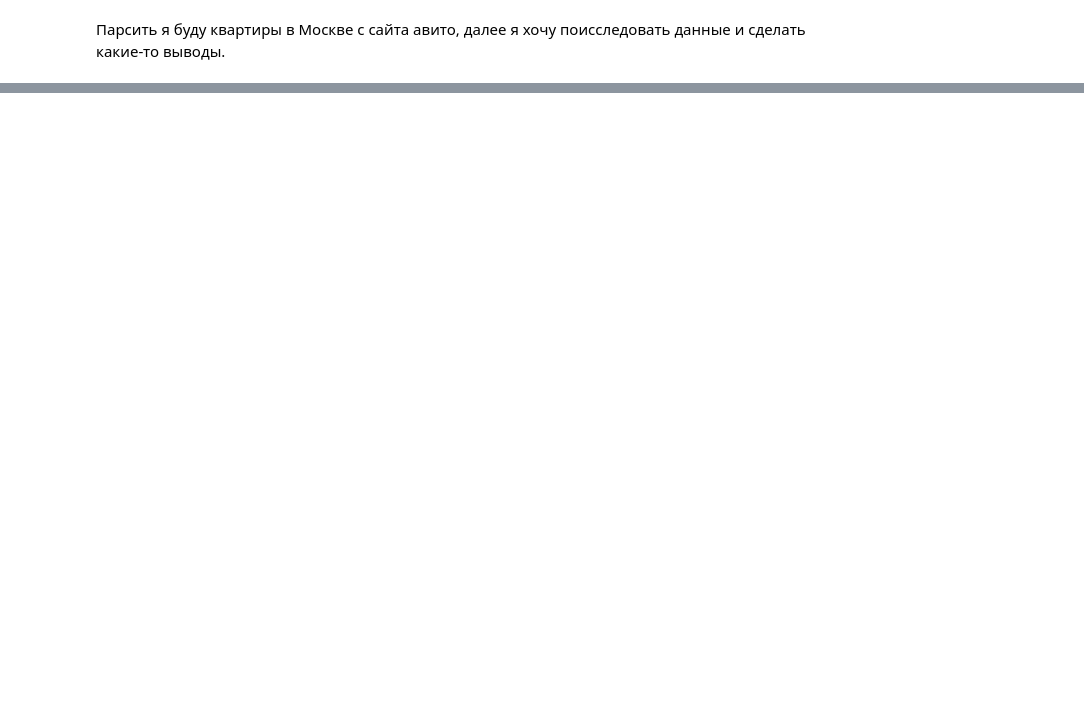
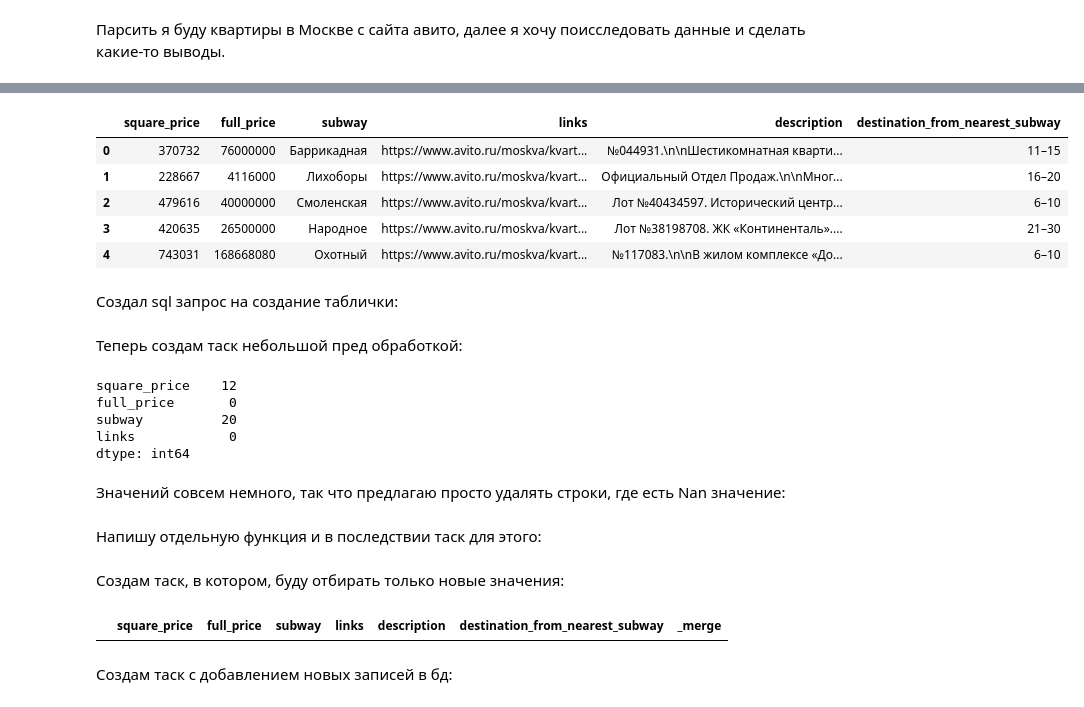
Before and after one commit to 0n1xx/Interesting_tasks, a Jupyter notebook: parcing_flats.ipynb, the cells around one changed output, grey strips where cells are left out. Cells and saved outputs as stored; diff of their text form; code cells hidden in the pictures; blank space fills up the shorter version.

Commit message:
Fixed the parcer and added other tasks but I will have to optimize the parcer and also think about the creation of the filter

```diff
--- a/parcing_flats.ipynb
+++ b/parcing_flats.ipynb
@@ -106,4 +63,0 @@ correct_number_square_price = ""
-# %%
-for i in price_for_square_metre:
-    if i.isdigit() == True:
-        correct_number_square_price += i
@@ -256,0 +72,7 @@ df_all = pd.concat([df_links,df_rest],axis=1)
+# %%
+lst_links = []
+lst_square = []
+lst_price = []
+lst_subway = []
+lst_description = []
+lst_minutes = []
@@ -256,0 +176,2 @@ df_all = pd.concat([df_links,df_rest],axis=1)
+# %%
+full_df = parce_vacancies()
@@ -256,0 +196,13 @@ df_all = pd.concat([df_links,df_rest],axis=1)
+# %%
+full_df_test = full_df.copy()
+# %%
+full_df_test.head()
+# %% [output]
+|  | square_price | full_price | subway | links | description | destination_from_nearest_subway |
+| 0 | 370732 | 76000000 | Баррикадная | https://www.avito.ru/moskva/kvart... | №044931.\n\nШестикомнатная кварти... | 11–15 |
+| 1 | 228667 | 4116000 | Лихоборы | https://www.avito.ru/moskva/kvart... | Официальный Отдел Продаж.\n\nМног... | 16–20 |
+| 2 | 479616 | 40000000 | Смоленская | https://www.avito.ru/moskva/kvart... | Лот №40434597. Исторический центр... | 6–10 |
+| 3 | 420635 | 26500000 | Народное | https://www.avito.ru/moskva/kvart... | Лот №38198708. ЖК «Континенталь».... | 21–30 |
+| 4 | 743031 | 168668080 | Охотный | https://www.avito.ru/moskva/kvart... | №117083.\n\nВ жилом комплексе «До... | 6–10 |
+# %% [markdown]
+Создал sql запрос на создание таблички:
@@ -256,0 +221,12 @@ df_all = pd.concat([df_links,df_rest],axis=1)
+# %% [markdown]
+Теперь создам таск небольшой пред обработкой:
+# %%
+full_df.isna().sum()
+# %% [output]
+square_price    12
+full_price       0
+subway          20
+links            0
+dtype: int64
+# %% [markdown]
+Значений совсем немного, так что предлагаю просто удалять строки, где есть Nan значение:
@@ -256,0 +241,2 @@ df_all = pd.concat([df_links,df_rest],axis=1)
+# %% [markdown]
+Напишу отдельную функция и в последствии таск для этого:
@@ -256,0 +252,2 @@ df_all = pd.concat([df_links,df_rest],axis=1)
+# %% [markdown]
+Создам таск, в котором, буду отбирать только новые значения:
@@ -256,0 +264,6 @@ df_all = pd.concat([df_links,df_rest],axis=1)
+# %%
+uncommon_values(full_df_test)
+# %% [output]
+|  | square_price | full_price | subway | links | description | destination_from_nearest_subway | _merge |
+# %% [markdown]
+Создам таск с добавлением новых записей в бд:
```
Also changed, not shown: parts of 59 cells of this notebook, 1 other file.
